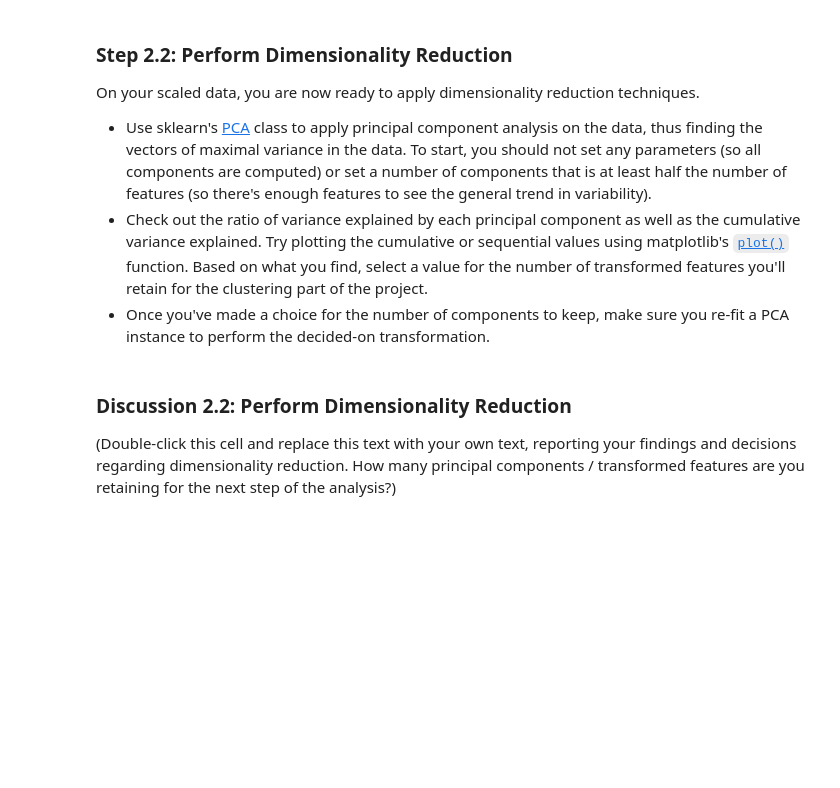
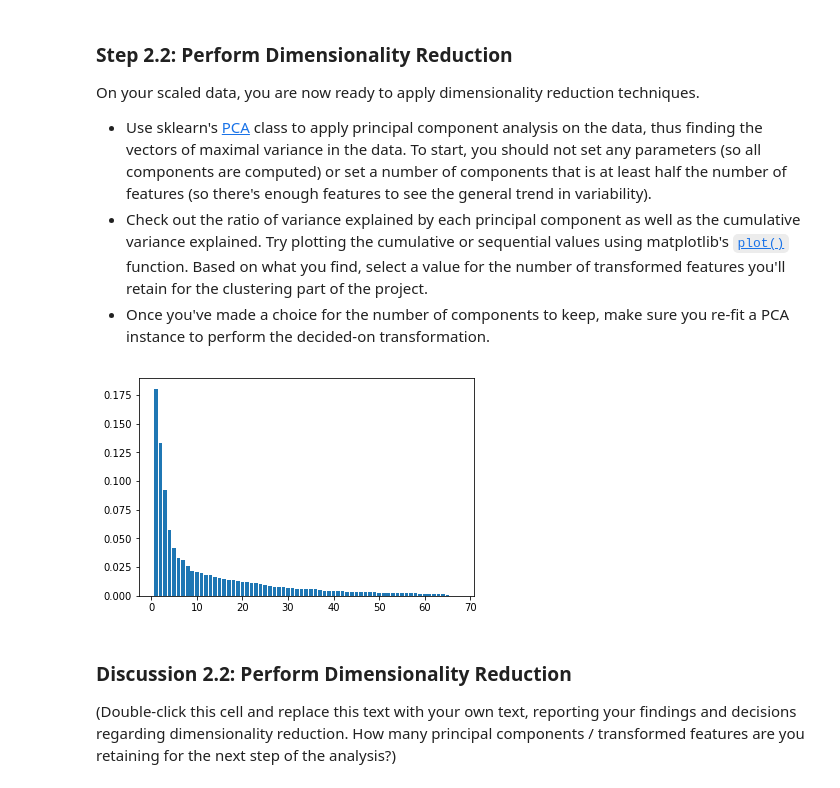
Before and after one commit to joshtice/Udacity_clustering_project, a Jupyter notebook: Identify_Customer_Segments.ipynb, the cells around one changed output. Cells and saved outputs as stored; diff of their text form; code cells hidden in the pictures; blank space fills up the shorter version.

```diff
--- a/Identify_Customer_Segments.ipynb
+++ b/Identify_Customer_Segments.ipynb
@@ -360,3 +434,10 @@ Be sure to check `Data_Dictionary.md` for the details needed to finish these tas
+# %%
+# Investigate "CAMEO_INTL_2015" and engineer two new variables.
+
+reencoded['CAMEO_INTL_2015'] = reencoded['CAMEO_INTL_2015'].astype(np.float64)
+reencoded['REICHTUM'] = reencoded['CAMEO_INTL_2015'] // 10
+reencoded['LEBENSABSCHNITT'] = reencoded['CAMEO_INTL_2015'] % 10
+reencoded = reencoded.drop(labels='CAMEO_INTL_2015', axis=1)
 # %% [markdown]
 #### Discussion 1.2.2: Engineer Mixed-Type Features
 
@@ -414,8 +598,13 @@ Before we apply dimensionality reduction techniques to the data, we need to perf
 # %%
 # If you've not yet cleaned the dataset of all NaN values, then investigate and
 # do that now.
+
+df_cleaned_no_na = reencoded.dropna(axis=0, how='any')
 # %%
 # Apply feature scaling to the general population demographics data.
+
+scaler = StandardScaler()
+scaled_data = scaler.fit_transform(df_cleaned_no_na)
 # %% [markdown]
 ### Discussion 2.1: Apply Feature Scaling
 
@@ -430,7 +619,17 @@ On your scaled data, you are now ready to apply dimensionality reduction techniq
 - Once you've made a choice for the number of components to keep, make sure you re-fit a PCA instance to perform the decided-on transformation.
 # %%
 # Apply PCA to the data.
+
+pca1 = PCA()
+exploratory_pca = pca1.fit(scaled_data)
 # %%
 # Investigate the variance accounted for by each principal component.
+
+y = exploratory_pca.explained_variance_ratio_
+x = np.arange(1, len(y)+1)
+plt.bar(x, y)
+plt.show()
+# %% [output]
+[figure, added]
 # %%
 # Re-apply PCA to the data while selecting for number of components to retain.
```
Also changed, not shown: parts of 13 cells of this notebook.
